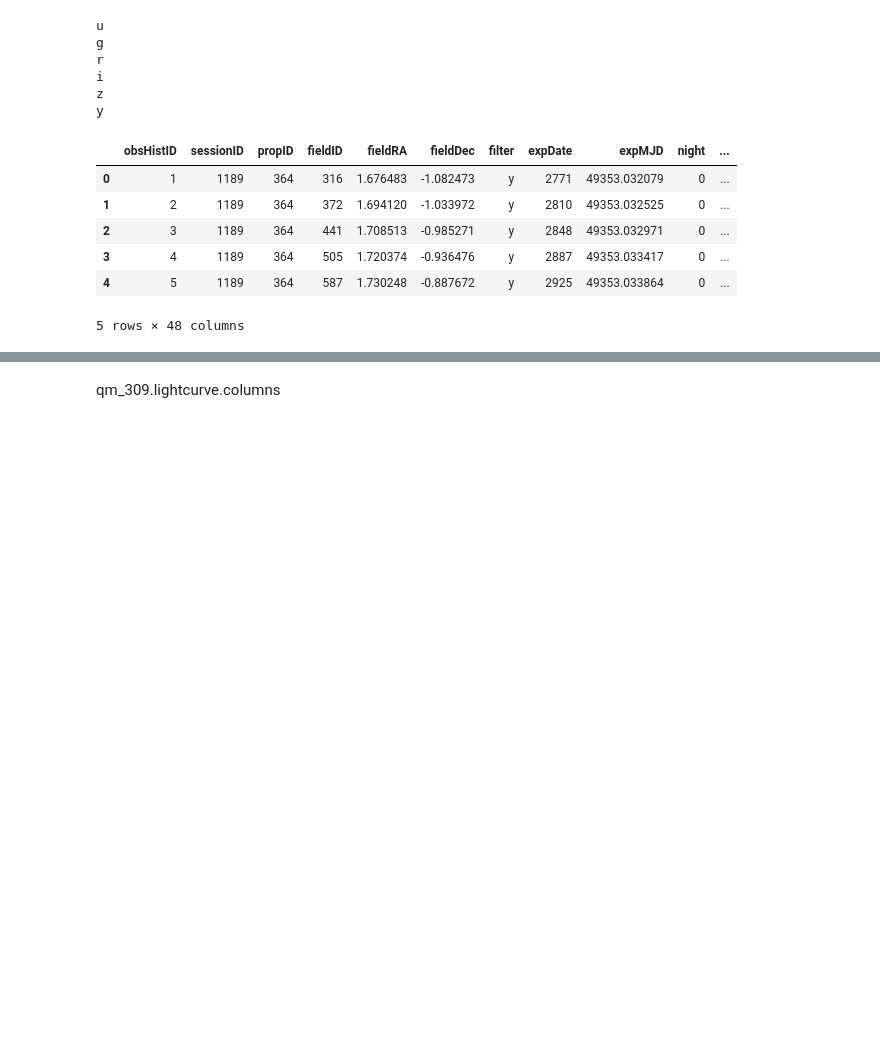
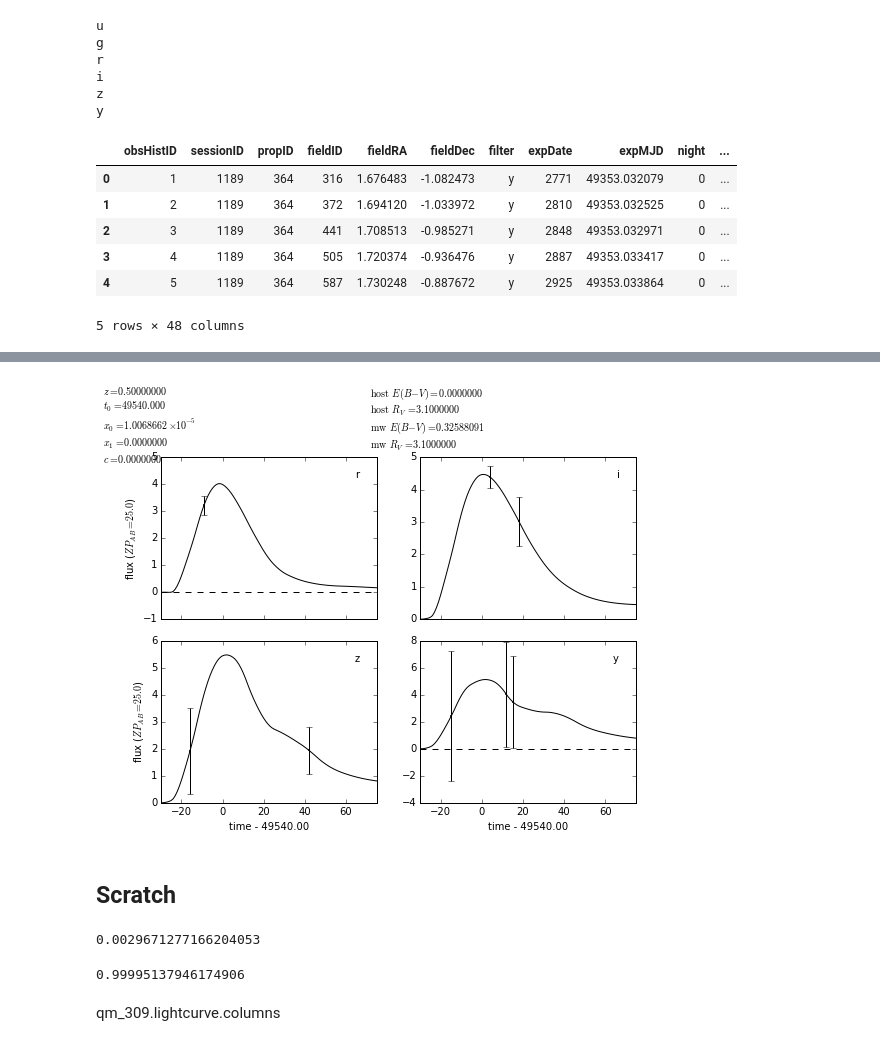
Before and after one commit to rbiswas4/Cadence, a Jupyter notebook: quality/LightCurveMetrics.ipynb, the cells around one changed output, grey strips where cells are left out. Drawn from its saved outputs; the diff is of its cells as text; code cells hidden in the pictures; blank space fills up the shorter version.

```diff
--- a/quality/LightCurveMetrics.ipynb
+++ b/quality/LightCurveMetrics.ipynb
@@ -73,0 +109,14 @@ summarydf.head()
+# %%
+qm.lcplot(nightlyCoadd=True)
+# %% [output]
+[figure, added]
+# %% [markdown]
+## Scratch
+# %%
+qm.qualityMetric()
+# %% [output]
+0.0029671277166204053
+# %%
+qm.discoveryMetric()
+# %% [output]
+0.99995137946174906
```
Also changed, not shown: parts of 79 cells of this notebook, 1 other file.
